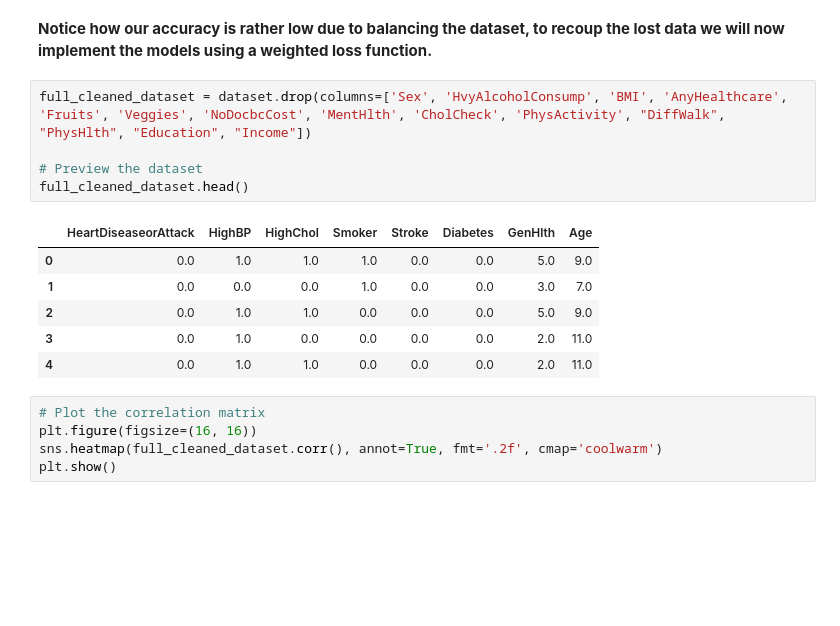
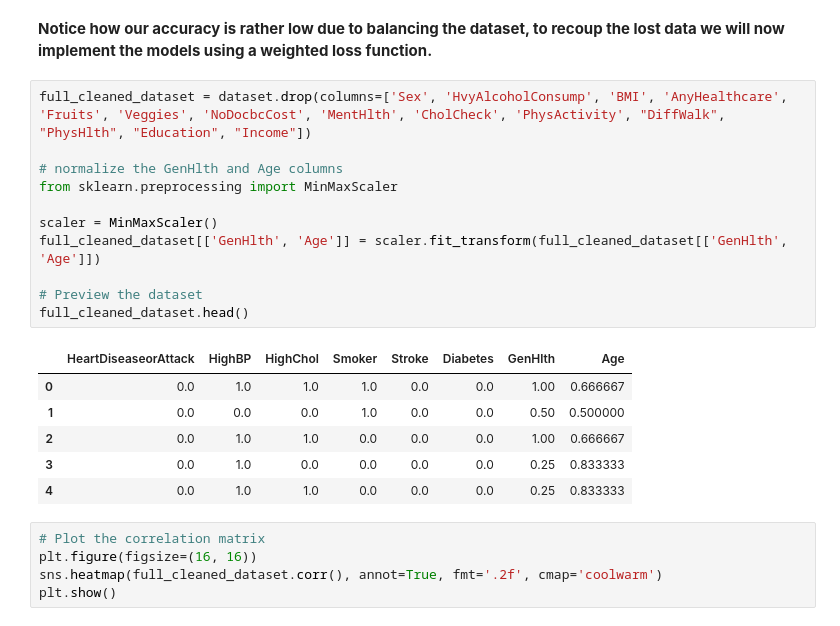
Before and after one commit to rasooly-dev/ECS170Project, a Jupyter notebook: main.ipynb, the cells around one changed output. Cells and saved outputs as stored; diff of their text form; blank space fills up the shorter version.

```diff
--- a/main.ipynb
+++ b/main.ipynb
@@ -143,15 +143,21 @@ Support Vector Machine Accuracy: 0.7675245867336263
 # %%
 full_cleaned_dataset = dataset.drop(columns=['Sex', 'HvyAlcoholConsump', 'BMI', 'AnyHealthcare', 'Fruits', 'Veggies', 'NoDocbcCost', 'MentHlth', 'CholCheck', 'PhysActivity', "DiffWalk", "PhysHlth", "Education", "Income"])
 
+# normalize the GenHlth and Age columns
+from sklearn.preprocessing import MinMaxScaler
+
+scaler = MinMaxScaler()
+full_cleaned_dataset[['GenHlth', 'Age']] = scaler.fit_transform(full_cleaned_dataset[['GenHlth', 'Age']])
+
 # Preview the dataset
 full_cleaned_dataset.head()
 # %% [output]
 |  | HeartDiseaseorAttack | HighBP | HighChol | Smoker | Stroke | Diabetes | GenHlth | Age |
-| 0 | 0.0 | 1.0 | 1.0 | 1.0 | 0.0 | 0.0 | 5.0 | 9.0 |
-| 1 | 0.0 | 0.0 | 0.0 | 1.0 | 0.0 | 0.0 | 3.0 | 7.0 |
-| 2 | 0.0 | 1.0 | 1.0 | 0.0 | 0.0 | 0.0 | 5.0 | 9.0 |
-| 3 | 0.0 | 1.0 | 0.0 | 0.0 | 0.0 | 0.0 | 2.0 | 11.0 |
-| 4 | 0.0 | 1.0 | 1.0 | 0.0 | 0.0 | 0.0 | 2.0 | 11.0 |
+| 0 | 0.0 | 1.0 | 1.0 | 1.0 | 0.0 | 0.0 | 1.00 | 0.666667 |
+| 1 | 0.0 | 0.0 | 0.0 | 1.0 | 0.0 | 0.0 | 0.50 | 0.500000 |
+| 2 | 0.0 | 1.0 | 1.0 | 0.0 | 0.0 | 0.0 | 1.00 | 0.666667 |
+| 3 | 0.0 | 1.0 | 0.0 | 0.0 | 0.0 | 0.0 | 0.25 | 0.833333 |
+| 4 | 0.0 | 1.0 | 1.0 | 0.0 | 0.0 | 0.0 | 0.25 | 0.833333 |
 # %%
 # Plot the correlation matrix
 plt.figure(figsize=(16, 16))
```
Also changed, not shown: parts of 6 cells of this notebook.
